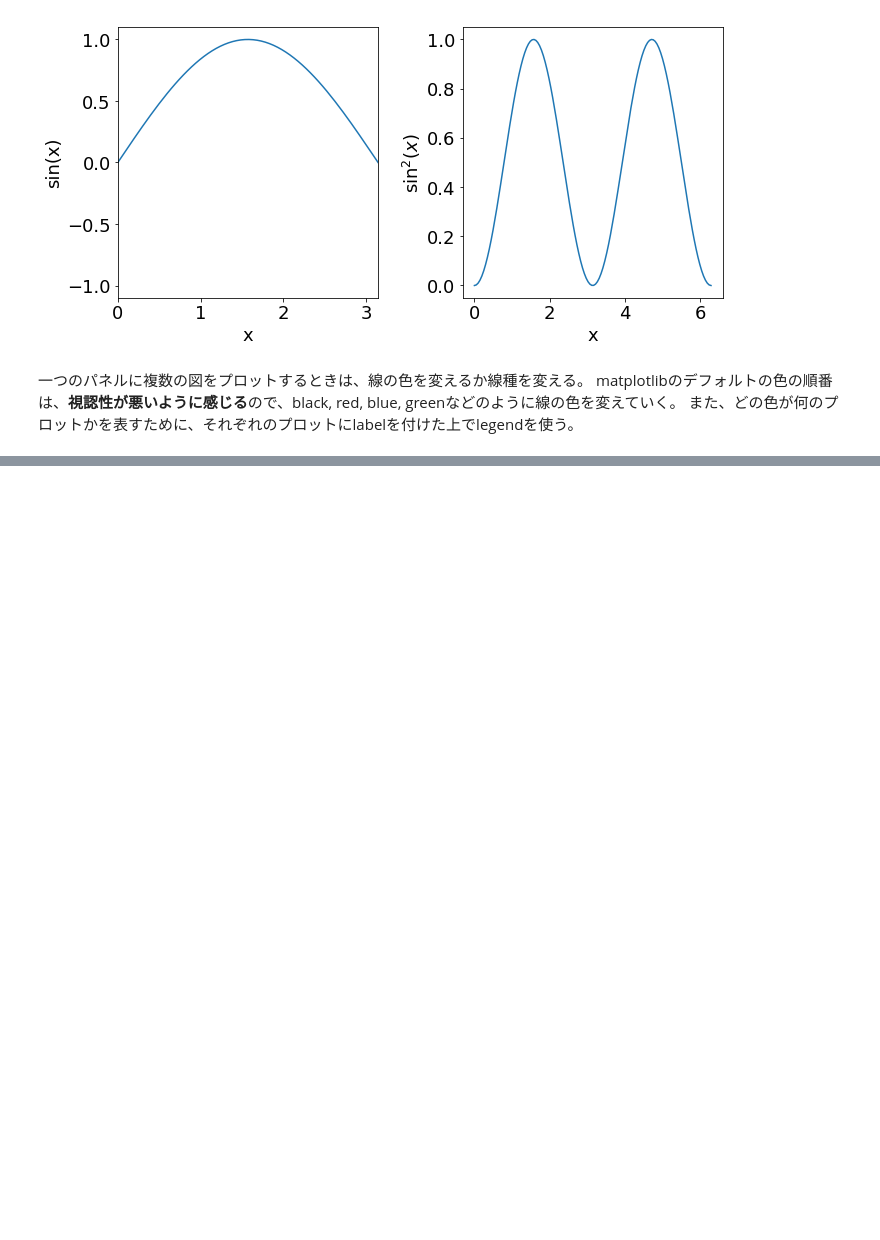
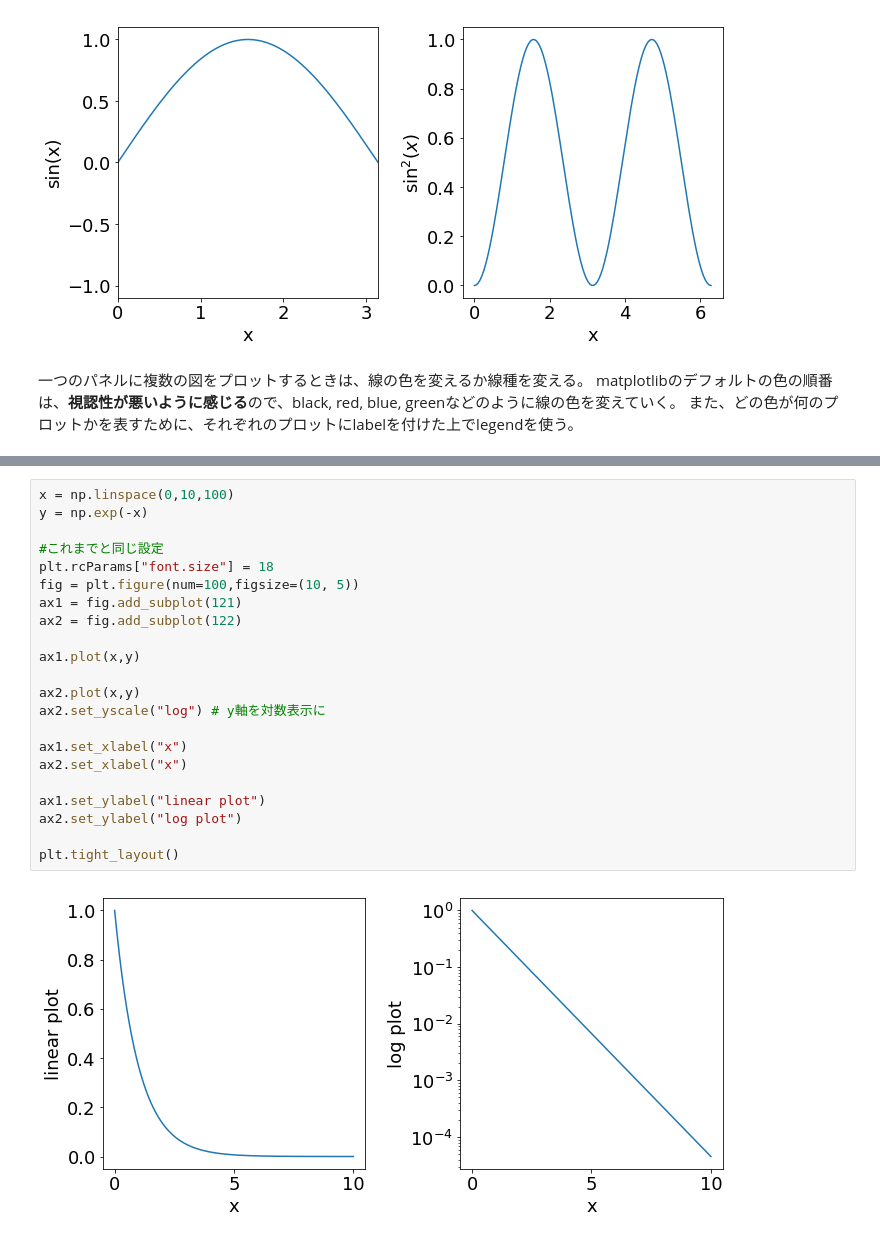
Before and after one commit to hottahd/Python-plot, a Jupyter notebook: 1dplot.ipynb, the cells around one changed output, grey strips where cells are left out. Drawn from its saved outputs; the diff is of its cells as text; blank space fills up the shorter version.

```diff
--- a/1dplot.ipynb
+++ b/1dplot.ipynb
@@ -113,0 +232,24 @@ plt.tight_layout()
+# %%
+x = np.linspace(0,10,100)
+y = np.exp(-x)
+
+#これまでと同じ設定
+plt.rcParams["font.size"] = 18
+fig = plt.figure(num=100,figsize=(10, 5))
+ax1 = fig.add_subplot(121)
+ax2 = fig.add_subplot(122)
+
+ax1.plot(x,y)
+
+ax2.plot(x,y)
+ax2.set_yscale("log") # y軸を対数表示に
+
+ax1.set_xlabel("x")
+ax2.set_xlabel("x")
+
+ax1.set_ylabel("linear plot")
+ax2.set_ylabel("log plot")
+
+plt.tight_layout()
+# %% [output]
+[figure, added]
```
Also changed, not shown: parts of 13 cells of this notebook, 1 other file.
